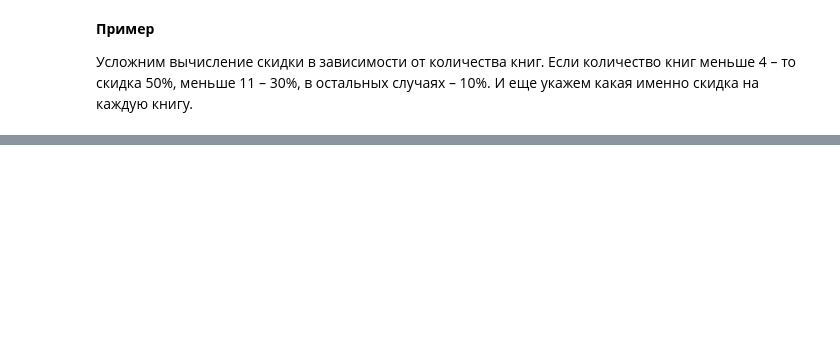
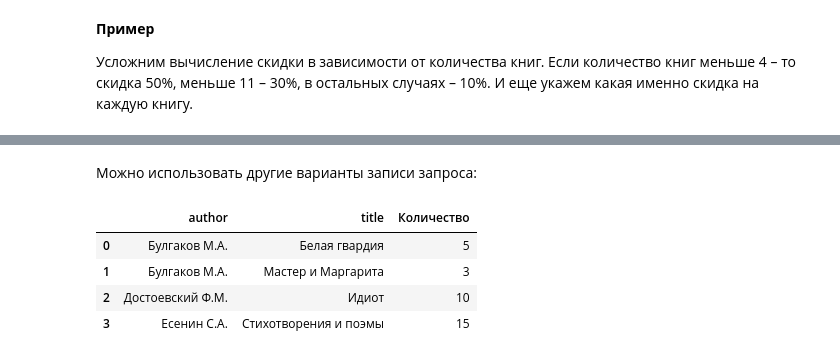
Before and after one commit to w9ip/learning, a Jupyter notebook: DB/Без названия.ipynb, the cells around one changed output, grey strips where cells are left out. Saved outputs shown, nothing was run; the diff lists cells and outputs as text; code cells hidden in the pictures; blank space fills up the shorter version.

```diff
--- a/DB/Без названия.ipynb
+++ b/DB/Без названия.ipynb
@@ -127,0 +385,15 @@ FROM book
+# %% [markdown]
+<p>Можно использовать другие варианты записи запроса:</p>
+# %%
+read_sql_query("""
+SELECT author, title, amount AS Количество
+FROM book
+WHERE price < 750
+ORDER BY author, Количество DESC;
+""")
+# %% [output]
+|  | author | title | Количество |
+| 0 | Булгаков М.А. | Белая гвардия | 5 |
+| 1 | Булгаков М.А. | Мастер и Маргарита | 3 |
+| 2 | Достоевский Ф.М. | Идиот | 10 |
+| 3 | Есенин С.А. | Стихотворения и поэмы | 15 |
```
Also changed, not shown: parts of 78 cells of this notebook.
